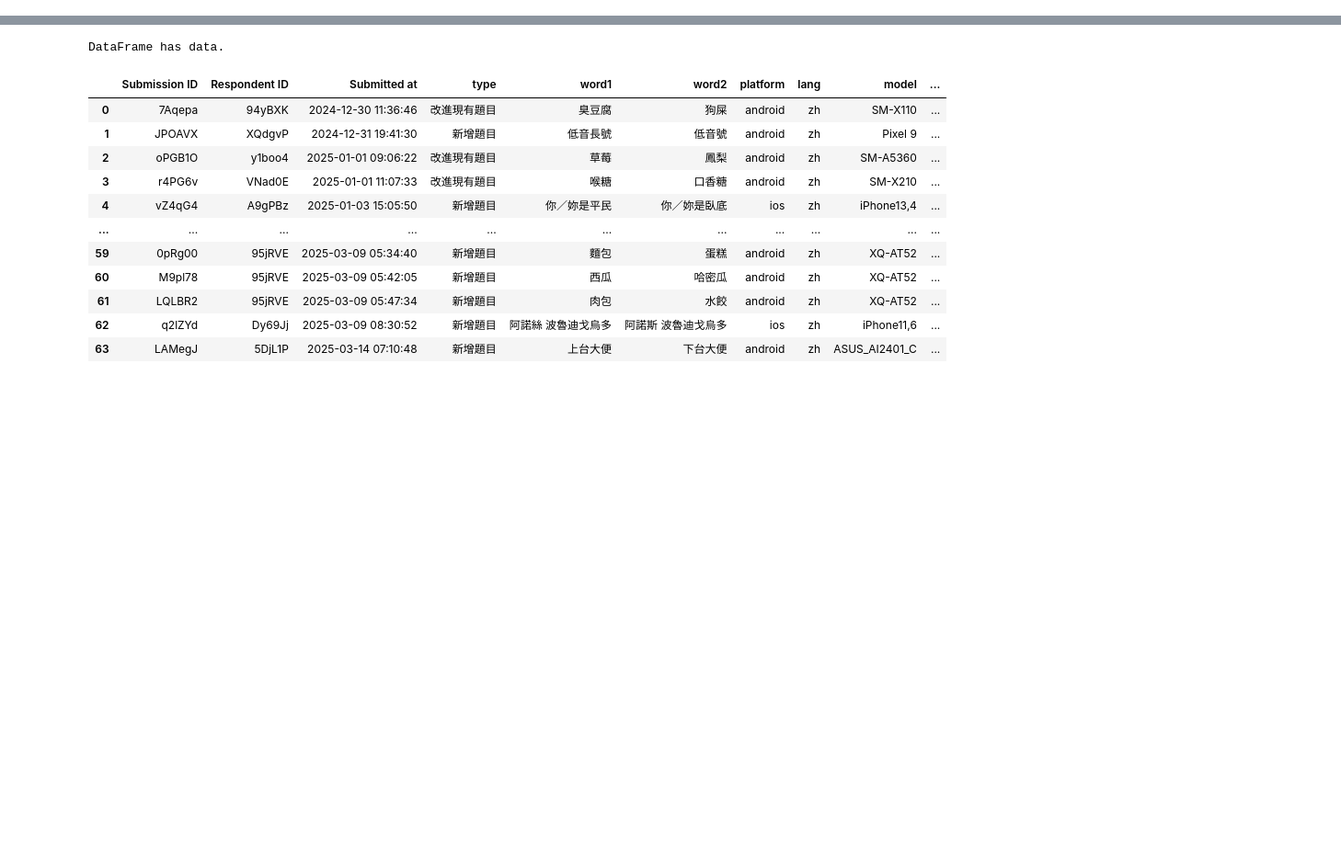
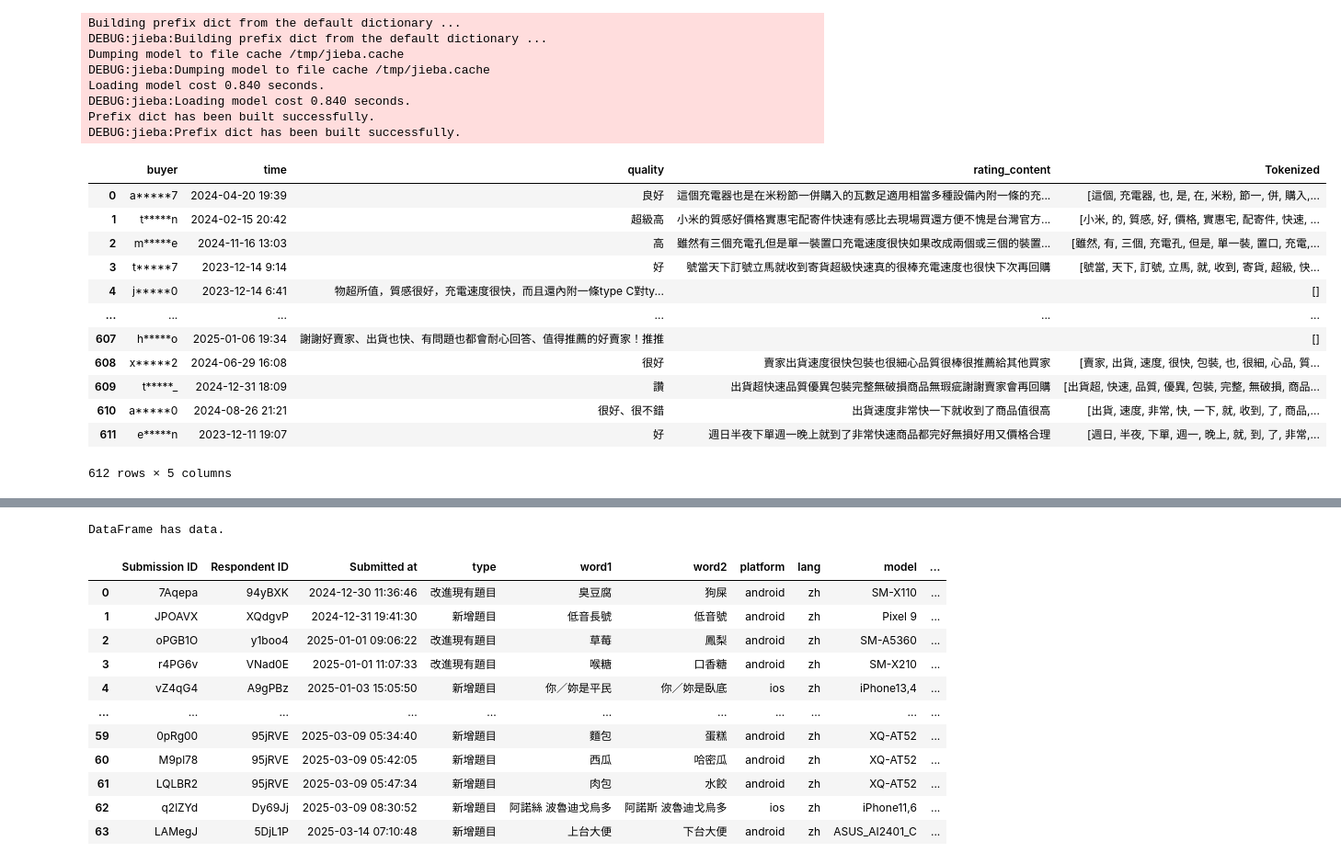
Before and after one commit to samko5sam/programming-language-class, a Jupyter notebook: 0410_TextProcessing.ipynb, the cells around one changed output, grey strips where cells are left out. Shown at 92% size. Drawn from its saved outputs; the diff is of its cells as text; code cells hidden in the pictures; blank space fills up the shorter version.

```diff
--- a/0410_TextProcessing.ipynb
+++ b/0410_TextProcessing.ipynb
@@ -18,0 +21,14 @@ from google.auth import default
+# %%
+import os
+df = pd.DataFrame()
+
+# 讀取遊戲題目建議資料
+
+auth.authenticate_user()
+creds, _ = default()
+gc = gspread.authorize(creds)
+dicts = gc.open_by_url('https://docs.google.com/spreadsheets/d/1oJvpkS8p3nU36RM-ujACzz1xL8z0K7z0T5q-QNTovzQ/edit?usp=sharing').get_worksheet(1)
+dicts = dicts.get_all_records()
+df = pd.DataFrame(dicts)
+
+df
@@ -18,0 +49,40 @@ from google.auth import default
+# %%
+import numpy as np
+from opencc import OpenCC
+cc = OpenCC('s2tw')
+
+# 只保留中文字
+def extract_chinese(text):
+    if type(text) == float:
+        return ''
+    return ''.join(re.findall(r'[\u4e00-\u9fa5]', text))
+df['rating_content'] = df['rating_content'].apply(extract_chinese)
+# 使用 Jieba 斷詞
+df['Tokenized'] = df['rating_content'].apply(lambda x: list(jieba.cut(x, HMM=True)))
+# 展平成所有詞語的列表
+all_words = [word for tokens in df['Tokenized'] for word in tokens if len(word) > 1]
+for i in range(len(all_words)):
+    all_words[i] = cc.convert(all_words[i])
+df
+# %% [output]
+Building prefix dict from the default dictionary ...
+DEBUG:jieba:Building prefix dict from the default dictionary ...
+Dumping model to file cache /tmp/jieba.cache
+DEBUG:jieba:Dumping model to file cache /tmp/jieba.cache
+Loading model cost 0.840 seconds.
+DEBUG:jieba:Loading model cost 0.840 seconds.
+Prefix dict has been built successfully.
+DEBUG:jieba:Prefix dict has been built successfully.
+|  | buyer | time | quality | rating_content | Tokenized |
+| 0 | a*****7 | 2024-04-20 19:39 | 良好 | 這個充電器也是在米粉節一併購入的瓦數足適用相當多種設備內附一條的充... | [這個, 充電器, 也, 是, 在, 米粉, 節一, 併, 購入,... |
+| 1 | t*****n | 2024-02-15 20:42 | 超級高 | 小米的質感好價格實惠宅配寄件快速有感比去現場買還方便不愧是台灣官方... | [小米, 的, 質感, 好, 價格, 實惠宅, 配寄件, 快速, ... |
+| 2 | m*****e | 2024-11-16 13:03 | 高 | 雖然有三個充電孔但是單一裝置口充電速度很快如果改成兩個或三個的裝置... | [雖然, 有, 三個, 充電孔, 但是, 單一裝, 置口, 充電,... |
+| 3 | t*****7 | 2023-12-14 9:14 | 好 | 號當天下訂號立馬就收到寄貨超級快速真的很棒充電速度也很快下次再回購 | [號當, 天下, 訂號, 立馬, 就, 收到, 寄貨, 超級, 快... |
+| 4 | j*****0 | 2023-12-14 6:41 | 物超所值，質感很好，充電速度很快，而且還內附一條type C對ty... |  | [] |
+| ... | ... | ... | ... | ... | ... |
+| 607 | h*****o | 2025-01-06 19:34 | 謝謝好賣家、出貨也快、有問題也都會耐心回答、值得推薦的好賣家！推推 |  | [] |
+| 608 | x*****2 | 2024-06-29 16:08 | 很好 | 賣家出貨速度很快包裝也很細心品質很棒很推薦給其他買家 | [賣家, 出貨, 速度, 很快, 包裝, 也, 很細, 心品, 質... |
+| 609 | t*****_ | 2024-12-31 18:09 | 讚 | 出貨超快速品質優異包裝完整無破損商品無瑕疵謝謝賣家會再回購 | [出貨超, 快速, 品質, 優異, 包裝, 完整, 無破損, 商品... |
+| 610 | a*****0 | 2024-08-26 21:21 | 很好、很不錯 | 出貨速度非常快一下就收到了商品值很高 | [出貨, 速度, 非常, 快, 一下, 就, 收到, 了, 商品,... |
+| 611 | e*****n | 2023-12-11 19:07 | 好 | 週日半夜下單週一晚上就到了非常快速商品都完好無損好用又價格合理 | [週日, 半夜, 下單, 週一, 晚上, 就, 到, 了, 非常,... |
+612 rows × 5 columns
```
Also changed, not shown: parts of 9 cells of this notebook.
